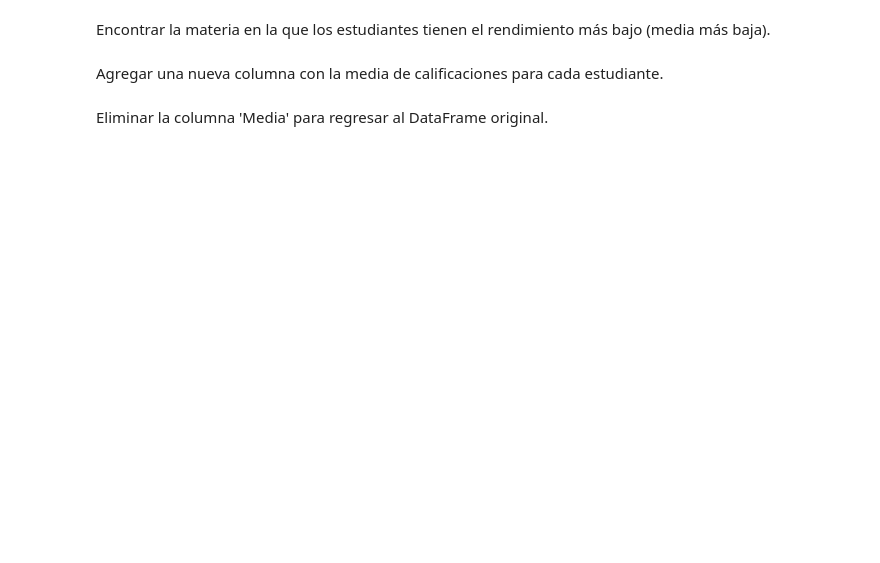
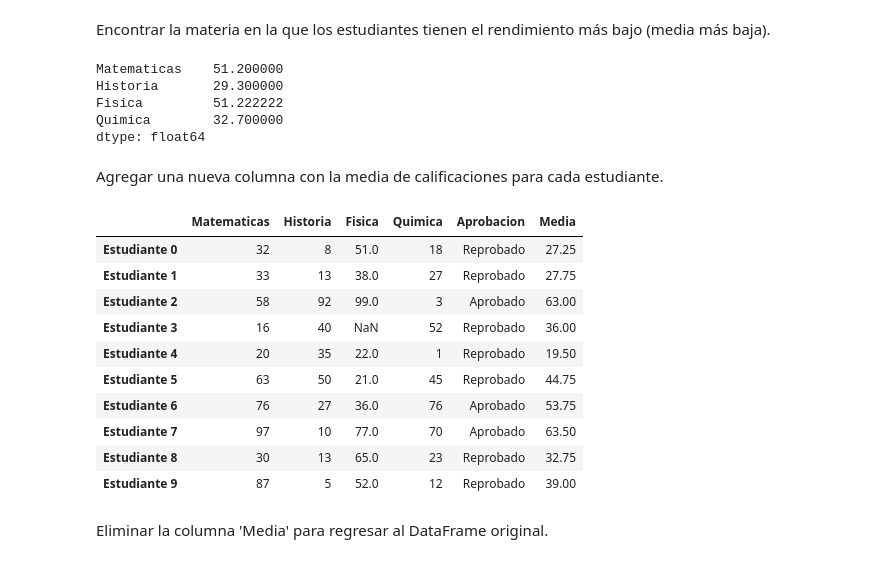
Before and after one commit to DanAndCastRod/python_DataScience, a Jupyter notebook: Session3_colab.ipynb, the cells around one changed output. Saved outputs shown, nothing was run; the diff lists cells and outputs as text; code cells hidden in the pictures; blank space fills up the shorter version.

```diff
--- a/Session3_colab.ipynb
+++ b/Session3_colab.ipynb
@@ -431,2 +568,5 @@ Seleccionar las calificaciones en una sola materia.
 # %% [markdown]
 Cambiar la calificación de un estudiante en una materia.
+# %%
+df_csv["Matematicas"]["Estudiante 4"] = 20
+df_csv
@@ -435,6 +605,29 @@ Encontrar el estudiante con la calificación más alta en Física.
 # %% [markdown]
 Encontrar la materia en la que los estudiantes tienen el rendimiento más bajo (media más baja).
+# %%
+df_csv.mean()
+# %% [output]
+Matematicas    51.200000
+Historia       29.300000
+Fisica         51.222222
+Quimica        32.700000
+dtype: float64
 # %% [markdown]
 Agregar una nueva columna con la media de calificaciones para cada estudiante.
+# %%
+df_csv["Media"]=[ i for i in df_csv.mean(axis = 1)]
+df_csv
+# %% [output]
+|  | Matematicas | Historia | Fisica | Quimica | Aprobacion | Media |
+| Estudiante 0 | 32 | 8 | 51.0 | 18 | Reprobado | 27.25 |
+| Estudiante 1 | 33 | 13 | 38.0 | 27 | Reprobado | 27.75 |
+| Estudiante 2 | 58 | 92 | 99.0 | 3 | Aprobado | 63.00 |
+| Estudiante 3 | 16 | 40 | NaN | 52 | Reprobado | 36.00 |
+| Estudiante 4 | 20 | 35 | 22.0 | 1 | Reprobado | 19.50 |
+| Estudiante 5 | 63 | 50 | 21.0 | 45 | Reprobado | 44.75 |
+| Estudiante 6 | 76 | 27 | 36.0 | 76 | Aprobado | 53.75 |
+| Estudiante 7 | 97 | 10 | 77.0 | 70 | Aprobado | 63.50 |
+| Estudiante 8 | 30 | 13 | 65.0 | 23 | Reprobado | 32.75 |
+| Estudiante 9 | 87 | 5 | 52.0 | 12 | Reprobado | 39.00 |
 # %% [markdown]
 Eliminar la columna 'Media' para regresar al DataFrame original.
```
Also changed, not shown: parts of 32 cells of this notebook, 3 other files.
